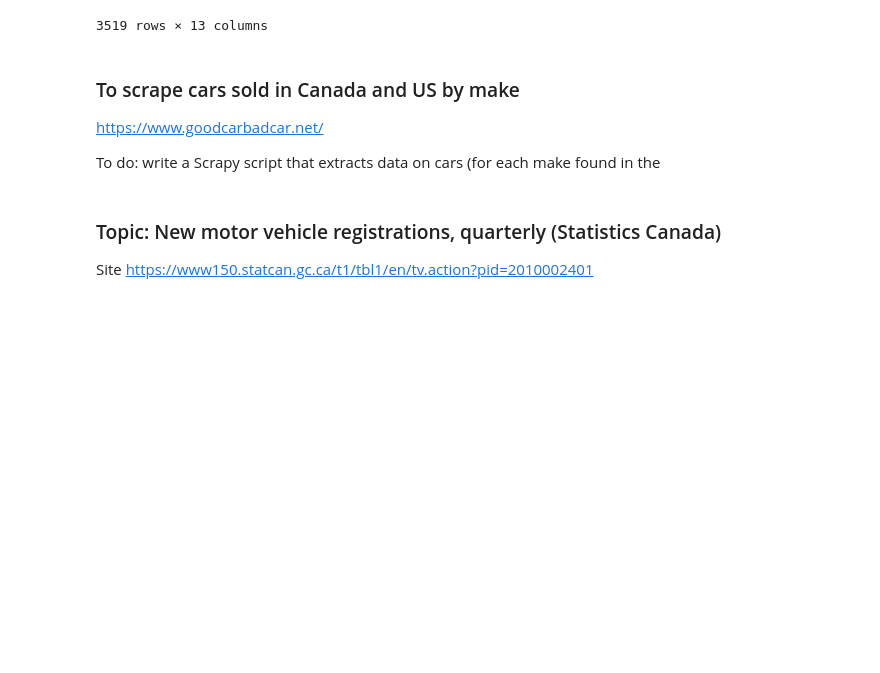
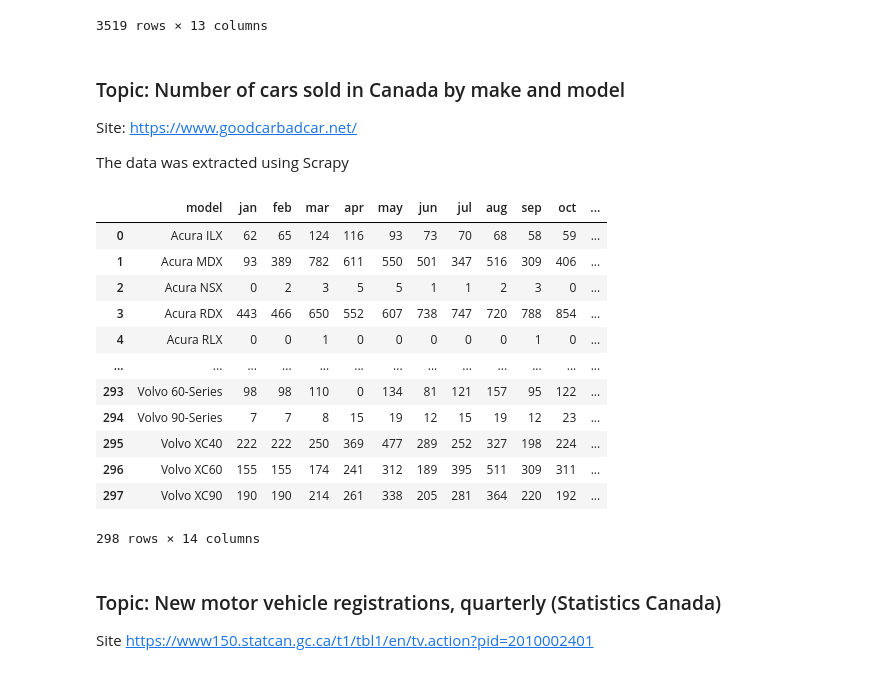
Before and after one commit to lfunderburk/machine-learning-capstone, a Jupyter notebook: notebooks/data-wrangling.ipynb, the cells around one changed output. Saved outputs shown, nothing was run; the diff lists cells and outputs as text; code cells hidden in the pictures; blank space fills up the shorter version.

Commit message:
fix data json

```diff
--- a/notebooks/data-wrangling.ipynb
+++ b/notebooks/data-wrangling.ipynb
@@ -132,12 +132,44 @@ final_df
 | 3519 | 1999 | VOLVO | V70R AWD TURBO WAGON | STATION WAGON - MID-SIZE | 2.3 | 5.0 | A4 | ... |
 3519 rows × 13 columns
 # %% [markdown]
-###  To scrape cars sold in Canada and US by make
+### Topic: Number of cars sold in Canada by make and model
 
-https://www.goodcarbadcar.net/
+Site: https://www.goodcarbadcar.net/
 
 
-To do: write a Scrapy script that extracts data on cars (for each make found in the
+The data was extracted using Scrapy
+# %%
+raw_data = f'{folder}raw-data/'
+clean_data = f'{folder}clean-data/'
+
+# Read data
+json_2021_df = pd.read_json(Path(raw_data,"2021_canada_vehicle_sales.json"))
+json_2021_df.dropna(how="all", inplace=True)
+json_2021_df['Year'] = 2021
+
+json_2020_df = pd.read_json(Path(raw_data,"2020_canada_vehicle_sales.json"))
+json_2020_df.dropna(how="all", inplace=True)
+json_2020_df['Year'] = 2020
+
+json_2019_df = pd.read_json(Path(raw_data,"2019_canada_vehicle_sales.json"))
+json_2019_df.dropna(how="all", inplace=True)
+json_2019_df['Year'] = 2019
+# %%
+json_2021_df
+# %% [output]
+|  | model | jan | feb | mar | apr | may | jun | jul | aug | sep | oct | ... |
+| 0 | Acura ILX | 62 | 65 | 124 | 116 | 93 | 73 | 70 | 68 | 58 | 59 | ... |
+| 1 | Acura MDX | 93 | 389 | 782 | 611 | 550 | 501 | 347 | 516 | 309 | 406 | ... |
+| 2 | Acura NSX | 0 | 2 | 3 | 5 | 5 | 1 | 1 | 2 | 3 | 0 | ... |
+| 3 | Acura RDX | 443 | 466 | 650 | 552 | 607 | 738 | 747 | 720 | 788 | 854 | ... |
+| 4 | Acura RLX | 0 | 0 | 1 | 0 | 0 | 0 | 0 | 0 | 1 | 0 | ... |
+| ... | ... | ... | ... | ... | ... | ... | ... | ... | ... | ... | ... | ... |
+| 293 | Volvo 60-Series | 98 | 98 | 110 | 0 | 134 | 81 | 121 | 157 | 95 | 122 | ... |
+| 294 | Volvo 90-Series | 7 | 7 | 8 | 15 | 19 | 12 | 15 | 19 | 12 | 23 | ... |
+| 295 | Volvo XC40 | 222 | 222 | 250 | 369 | 477 | 289 | 252 | 327 | 198 | 224 | ... |
+| 296 | Volvo XC60 | 155 | 155 | 174 | 241 | 312 | 189 | 395 | 511 | 309 | 311 | ... |
+| 297 | Volvo XC90 | 190 | 190 | 214 | 261 | 338 | 205 | 281 | 364 | 220 | 192 | ... |
+298 rows × 14 columns
 # %% [markdown]
 ### Topic: New motor vehicle registrations, quarterly (Statistics Canada)
 
```
Also changed, not shown: 3 other files.
